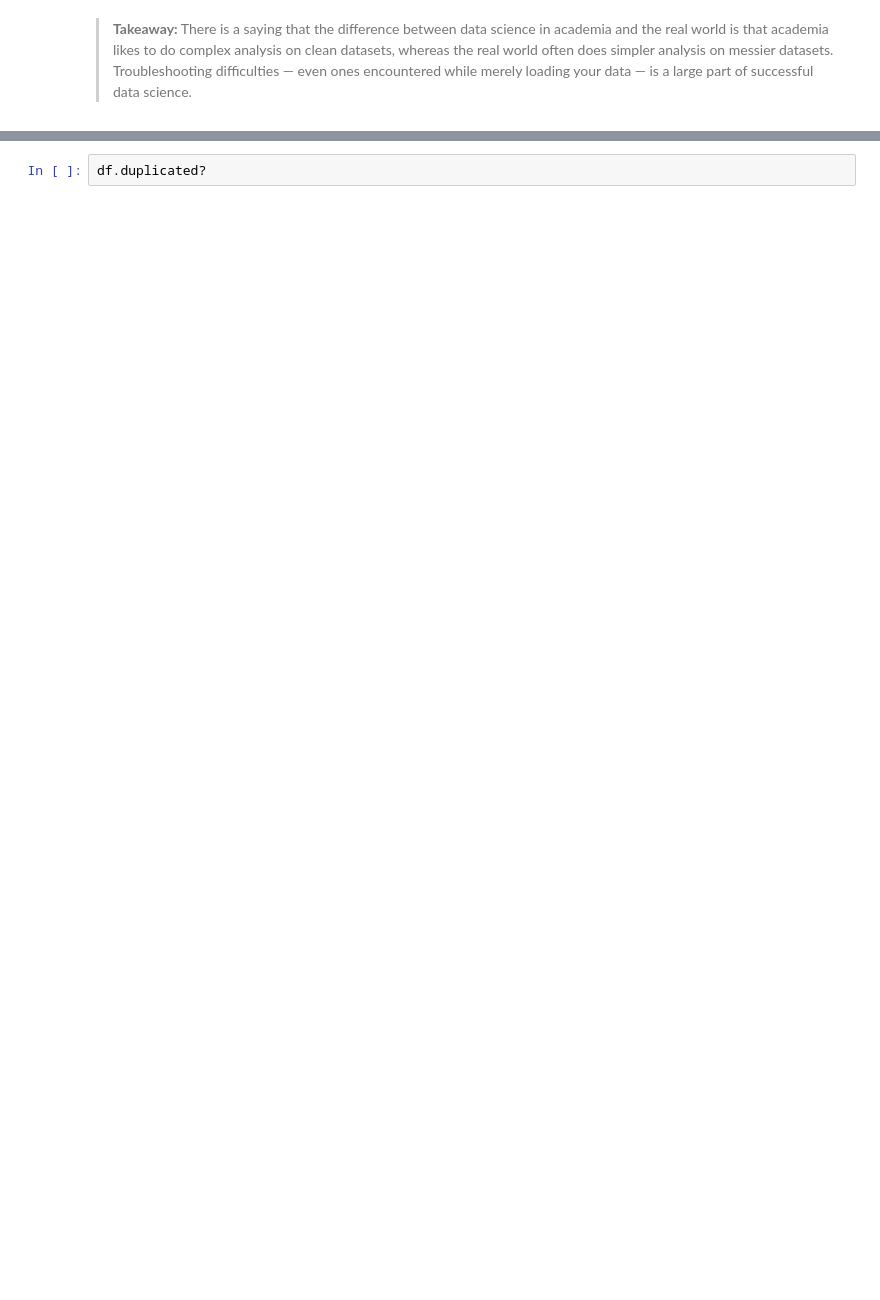
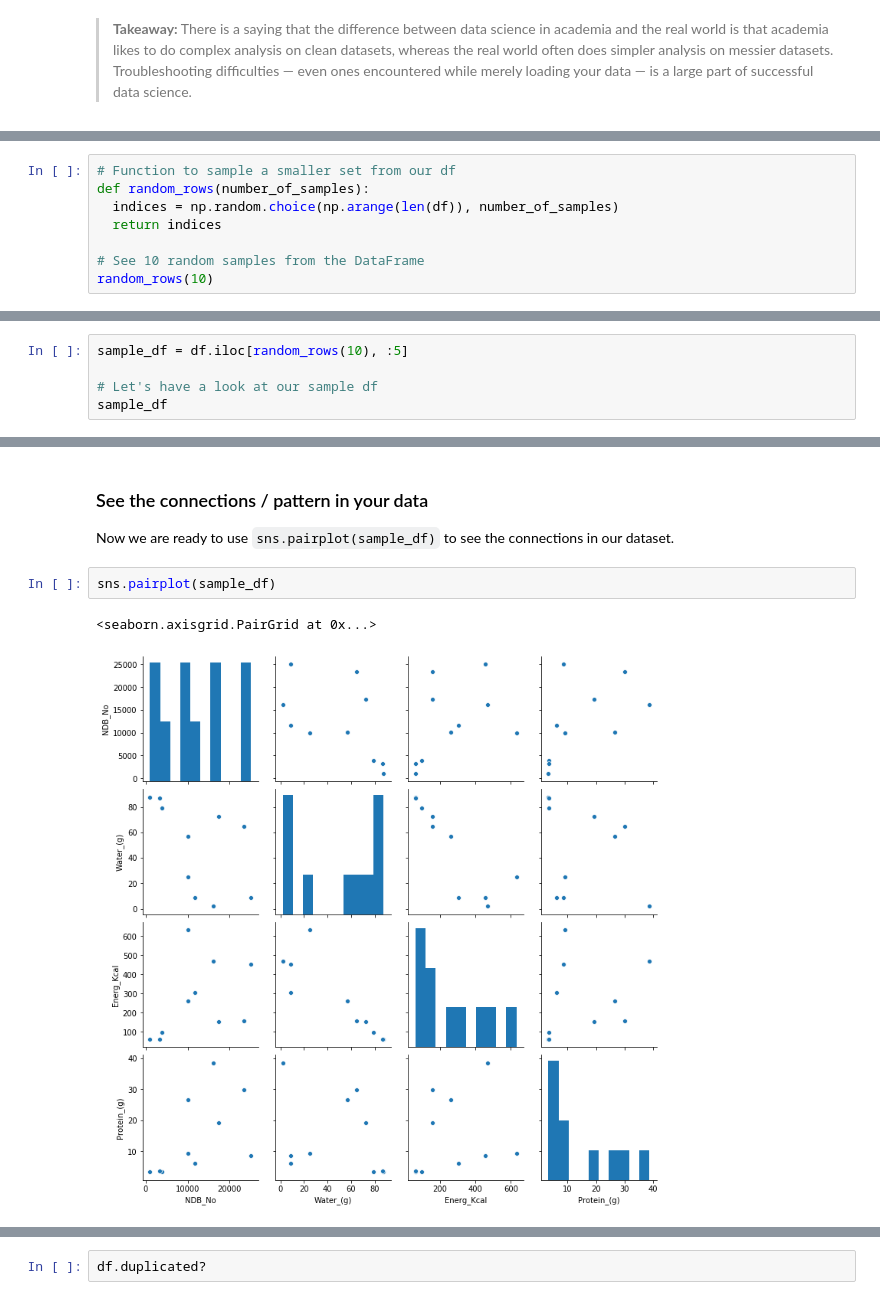
Before and after one commit to Prtfw/MSFT_Reactor_ML_AI, a Jupyter notebook: 1-Joining_Datasets.ipynb, the cells around one changed output, grey strips where cells are left out. Cells and saved outputs as stored; diff of their text form; blank space fills up the shorter version.

````diff
--- a/1-Joining_Datasets.ipynb
+++ b/1-Joining_Datasets.ipynb
@@ -96,0 +163,8 @@ df.head()
+# %%
+# Function to sample a smaller set from our df
+def random_rows(number_of_samples):
+  indices = np.random.choice(np.arange(len(df)), number_of_samples)
+  return indices
+
+# See 10 random samples from the DataFrame
+random_rows(10)
@@ -96,0 +180,5 @@ df.head()
+# %%
+sample_df = df.iloc[random_rows(10), :5]
+
+# Let's have a look at our sample df
+sample_df
@@ -96,0 +197,8 @@ df.head()
+# %% [markdown]
+### See the connections / pattern in your data
+Now we are ready to use ```sns.pairplot(sample_df)``` to see the connections in our dataset.
+# %%
+sns.pairplot(sample_df)
+# %% [output]
+<seaborn.axisgrid.PairGrid at 0x...>
+[figure, added]
````
Also changed, not shown: parts of 103 cells of this notebook.
